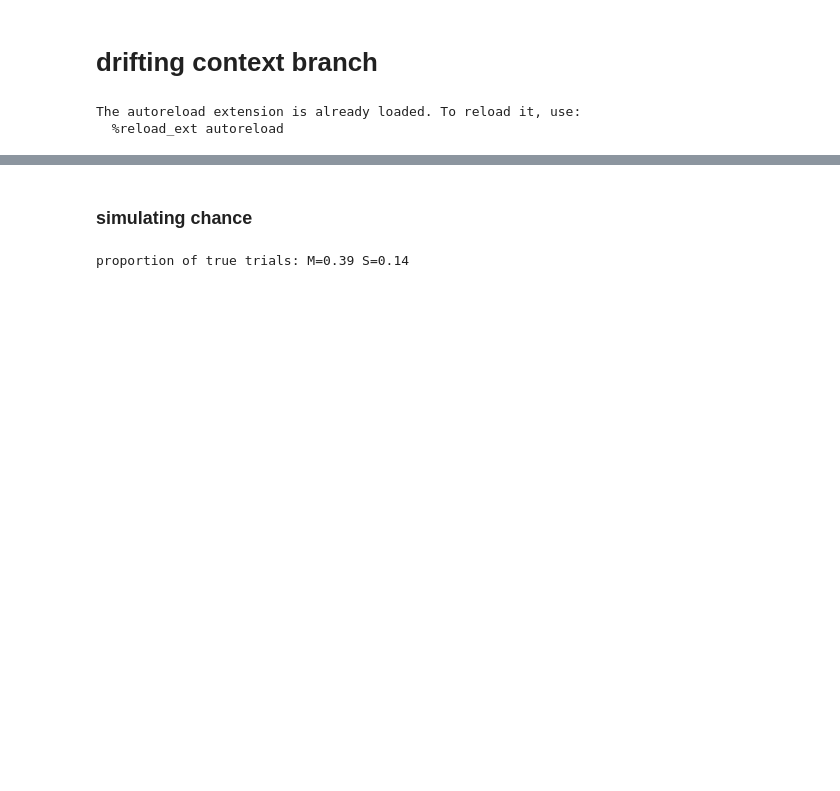
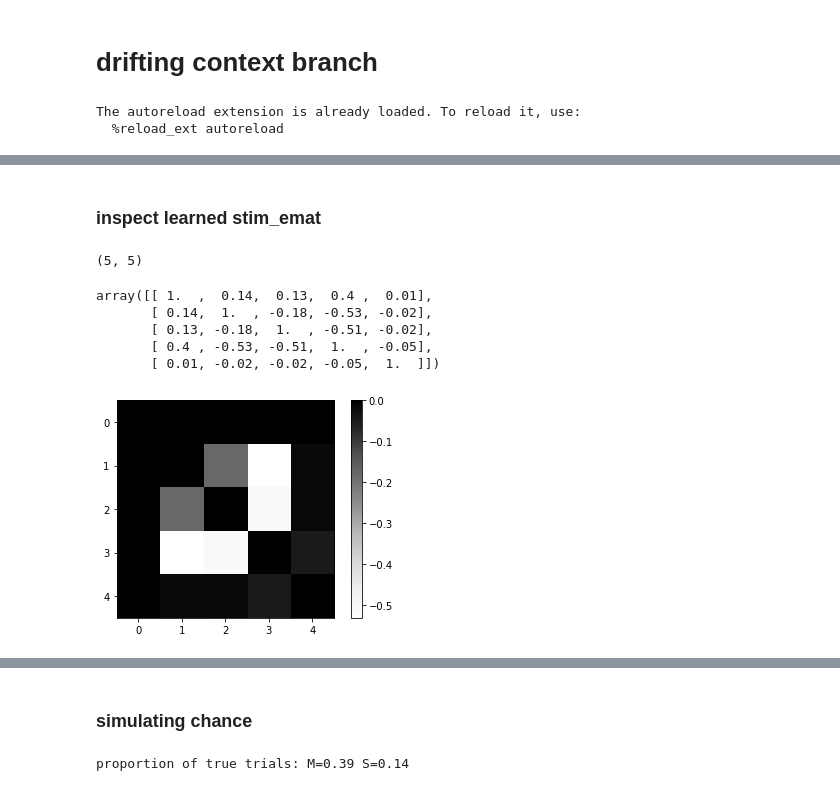
Before and after one commit to andrebeu/nback, a Jupyter notebook: nback pure EM.ipynb, the cells around one changed output, grey strips where cells are left out. Cells and saved outputs as stored; diff of their text form; code cells hidden in the pictures; blank space fills up the shorter version.

```diff
--- a/nback pure EM.ipynb
+++ b/nback pure EM.ipynb
@@ -99,13 +49,17 @@ def train_loop(net,task,epochs=10000):
 # %%
 ntrials = 5
 nstim = 5
-epochs = 50000
-discount_rate = 0.9
-dim = 25
-stim_edim = 25
+epochs = 20000
+
+dim = 20
+
+stim_edim = 5
 context_edim = ntrials
 
-net = PureEM(nstim,ntrials,dim,stim_edim,context_edim,discount_rate)
+discount_rate = .9
+memory_temp = 4
+
+net = PureEM(nstim,ntrials,dim,stim_edim,context_edim,discount_rate,memory_temp)
 task = NBackTask(nstim=nstim,ntrials=ntrials,flip_pr=.5)
 L,A = train_loop(net,task,epochs)
 # %% [output]
@@ -129,0 +90,17 @@ plt.title('context not trainable')
+# %% [markdown]
+### inspect learned stim_emat
+# %%
+semat = net.sess.run(net.stim_emat)
+print(semat.shape)
+C = np.corrcoef(semat)
+plt.imshow(C,cmap=plt.get_cmap('Greys'),vmax=0)
+plt.colorbar()
+C.round(2)
+# %% [output]
+(5, 5)
+array([[ 1.  ,  0.14,  0.13,  0.4 ,  0.01],
+       [ 0.14,  1.  , -0.18, -0.53, -0.02],
+       [ 0.13, -0.18,  1.  , -0.51, -0.02],
+       [ 0.4 , -0.53, -0.51,  1.  , -0.05],
+       [ 0.01, -0.02, -0.02, -0.05,  1.  ]])
+[figure, added]
```
Also changed, not shown: parts of 9 cells of this notebook, 3 other files.
